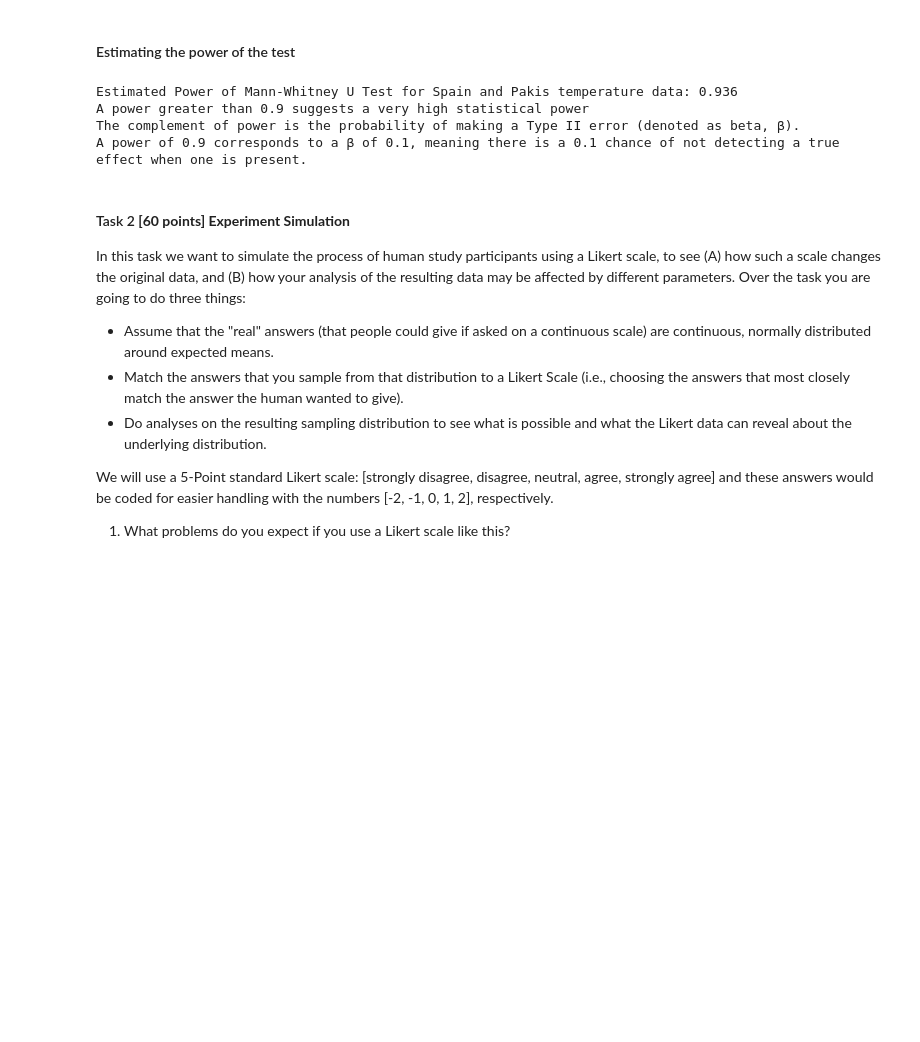
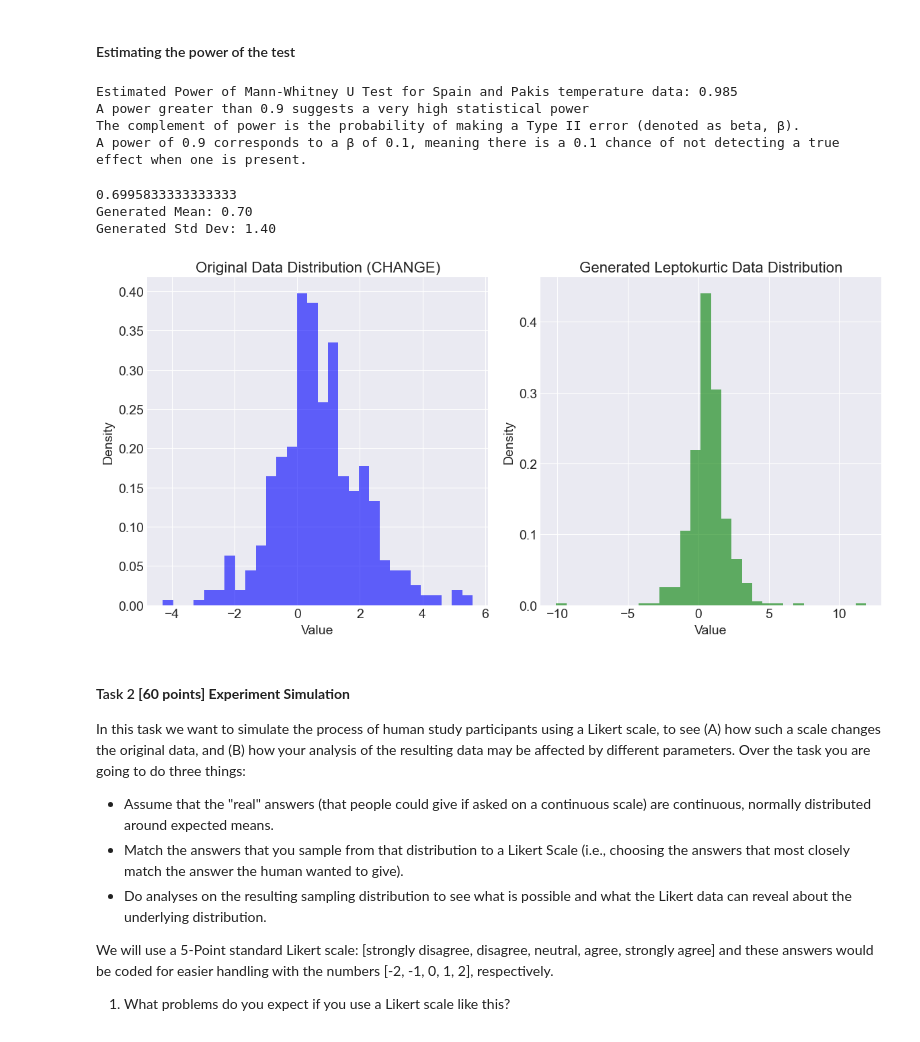
Before and after one commit to mpn1008/RM_assignments, a Jupyter notebook: RM_A05_Group_B/RM_A05_Group.ipynb, the cells around one changed output. Saved outputs shown, nothing was run; the diff lists cells and outputs as text; code cells hidden in the pictures; blank space fills up the shorter version.

```diff
--- a/RM_A05_Group_B/RM_A05_Group.ipynb
+++ b/RM_A05_Group_B/RM_A05_Group.ipynb
@@ -309,19 +323,60 @@ def simulate_power_mwu(n1, n2, effect_size, num_simulations=500, alpha=0.05):
     power = rejections / num_simulations
     return power
 # %%
-num_simulations = 500  # Number of simulations
+num_simulations = 1000  # Number of simulations
 alpha = 0.05  # Significance level
 
-power_estimate = simulate_power_mwu(480, 480, 0.2, num_simulations, alpha)
+power_estimate = simulate_power_mwu(0.2, num_simulations, alpha)
 print(f"Estimated Power of Mann-Whitney U Test for Spain and Pakis temperature data: {power_estimate:.3f}")
 print('A power greater than 0.9 suggests a very high statistical power')
 print('The complement of power is the probability of making a Type II error (denoted as beta, β). \
     \nA power of 0.9 corresponds to a β of 0.1, meaning there is a 0.1 chance of not detecting a true effect when one is present.')
 # %% [output]
-Estimated Power of Mann-Whitney U Test for Spain and Pakis temperature data: 0.936
+Estimated Power of Mann-Whitney U Test for Spain and Pakis temperature data: 0.985
 A power greater than 0.9 suggests a very high statistical power
 The complement of power is the probability of making a Type II error (denoted as beta, β).
 A power of 0.9 corresponds to a β of 0.1, meaning there is a 0.1 chance of not detecting a true effect when one is present.
+# %%
+
+
+# Sample DataFrame creation for demonstration
+# Replace this with your actual DataFrame
+# pakis_df = pd.read_csv('your_file.csv')  # Uncomment this line to load your data
+# pakis_df = pd.DataFrame({'CHANGE': np.random.normal(0, 1, 1000)})  # Example data
+
+# Parameters
+
+# Verify and print mean and std deviation of the generated samples
+generated_mean = np.mean(scaled_leptokurtic_samples)
+generated_std = np.std(scaled_leptokurtic_samples)
+
+
+
+print(f"Generated Mean: {generated_mean:.2f}")
+print(f"Generated Std Dev: {generated_std:.2f}")
+
+# Plot the original 'CHANGE' data and the generated leptokurtic data for comparison
+plt.figure(figsize=(12, 6))
+
+plt.subplot(1, 2, 1)
+plt.hist(pakis_df['CHANGE'], bins=30, density=True, alpha=0.6, color='b')
+plt.title('Original Data Distribution (CHANGE)')
+plt.xlabel('Value')
+plt.ylabel('Density')
+
+plt.subplot(1, 2, 2)
+plt.hist(scaled_leptokurtic_samples, bins=30, density=True, alpha=0.6, color='g')
+plt.title('Generated Leptokurtic Data Distribution')
+plt.xlabel('Value')
+plt.ylabel('Density')
+
+plt.tight_layout()
+plt.show()
+# %% [output]
+0.6995833333333333
+Generated Mean: 0.70
+Generated Std Dev: 1.40
+[figure, added]
 # %% [markdown]
 #### Task 2 **[60 points] Experiment Simulation**
 In this task we want to simulate the process of human study participants using a Likert scale, to see (A) how such a scale changes the original data, and (B) how your analysis of the resulting data may be affected by different parameters.
```
Also changed, not shown: parts of 1 cell of this notebook.
